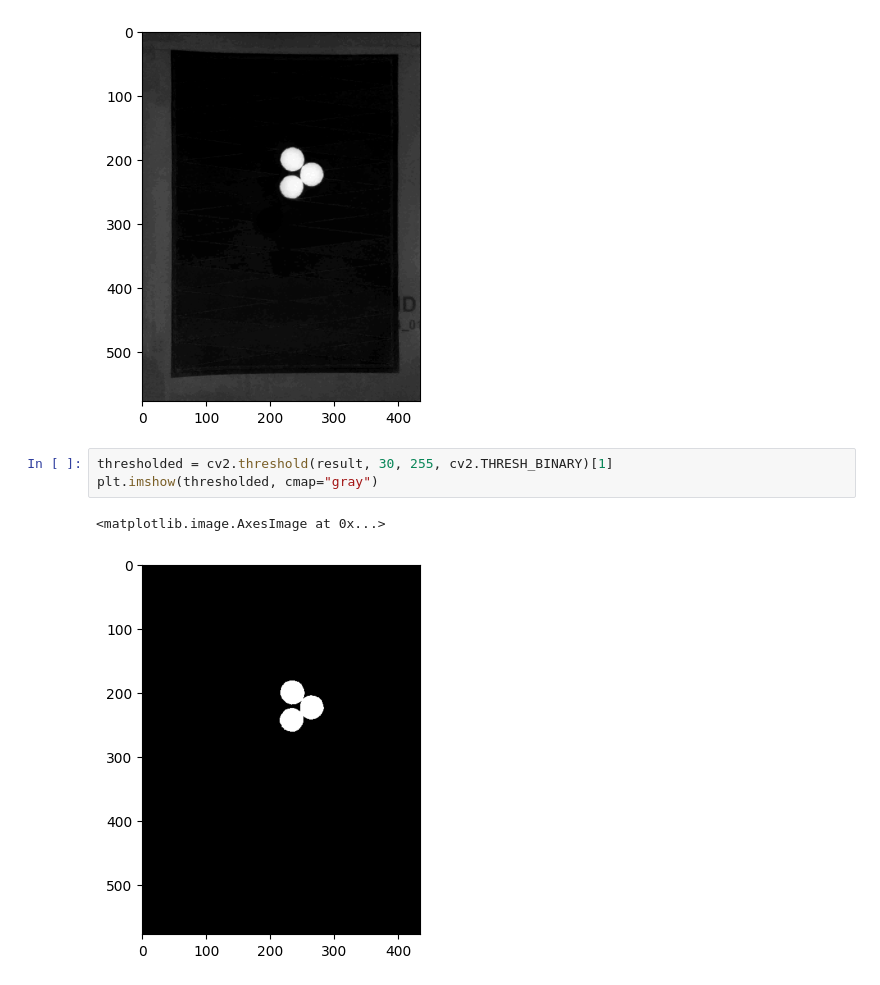
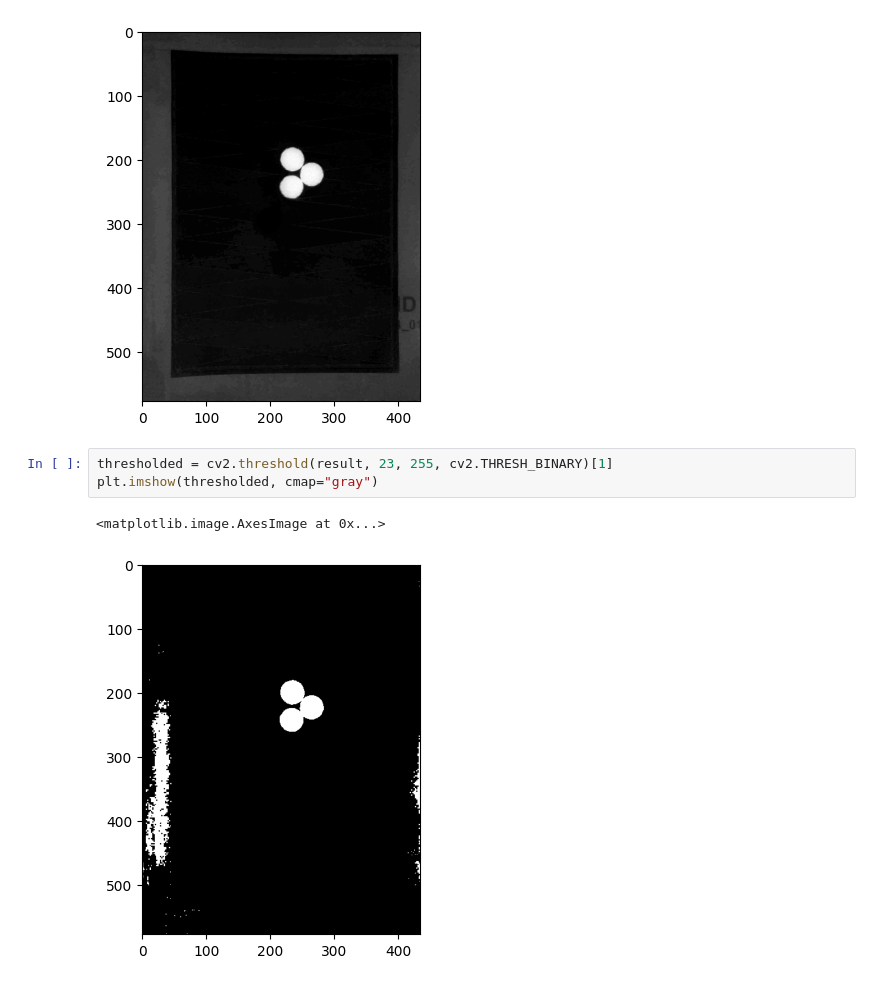
Before and after one commit to gallbotond/opencv-python, a Jupyter notebook: blob-detect2.ipynb, the cells around one changed output. Drawn from its saved outputs; the diff is of its cells as text.

```diff
--- a/blob-detect2.ipynb
+++ b/blob-detect2.ipynb
@@ -41,11 +41,11 @@ plt.imshow(result, cmap="gray")
 <matplotlib.image.AxesImage at 0x...>
 [figure]
 # %%
-thresholded = cv2.threshold(result, 30, 255, cv2.THRESH_BINARY)[1]
+thresholded = cv2.threshold(result, 23, 255, cv2.THRESH_BINARY)[1]
 plt.imshow(thresholded, cmap="gray")
 # %% [output]
 <matplotlib.image.AxesImage at 0x...>
-[figure, old version]
+[figure, new version]
 # %%
 # erode the image
 eroded = cv2.erode(thresholded, None, iterations=6)
```
Also changed, not shown: parts of 8 cells of this notebook.
